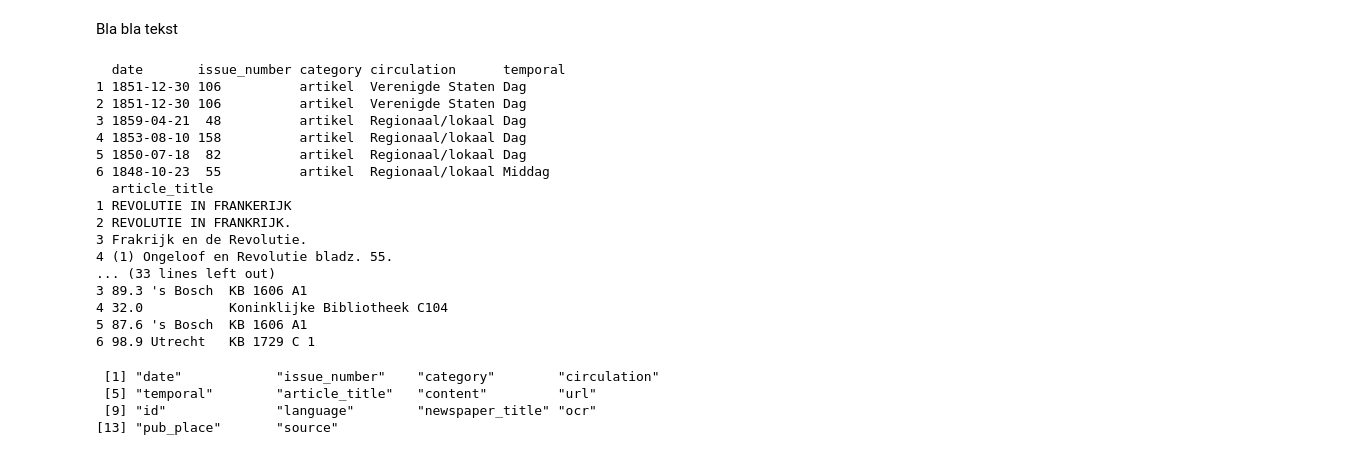
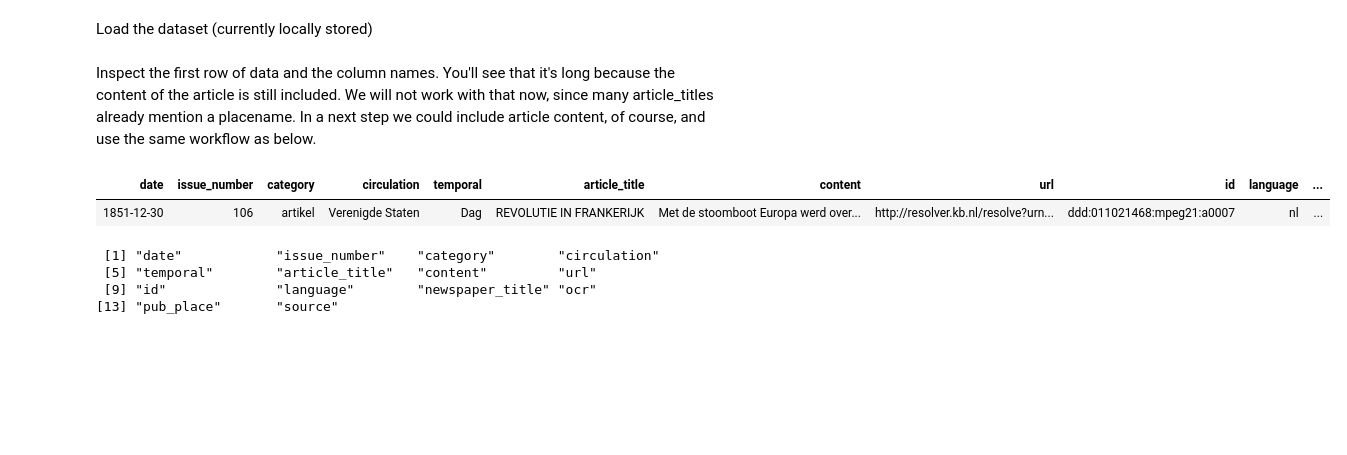
Before and after one commit to RubenSchalk/textcorpora, a Jupyter notebook: delpher.ipynb, the cells around one changed output. Cells and saved outputs as stored; diff of their text form; code cells hidden in the pictures; blank space fills up the shorter version.

```diff
--- a/delpher.ipynb
+++ b/delpher.ipynb
@@ -6,31 +10,18 @@ library(rasterVis)
 library(raster)
 library(ggmap)
 library(ggplot2)
-# %% [markdown]
-Bla bla tekst
+# %% [markdown]
+Load the dataset (currently locally stored)
 # %%
 revol <- fread("C:\\Users\\Schal107\\Documents\\UBU\\Team DH\\Delpher\\dutchnewspapers-public_query=revolutie_date=1840-01-01 1860-12-31.csv")
 setDT(revol)
+# %% [markdown]
+Inspect the first row of data and the column names. You'll see that it's long because the content of the article is still included. We will not work with that now, since many article_titles already mention a placename. In a next step we could include article content, of course, and use the same workflow as below.
 # %%
-head(revol)
+head(revol[1])
 # %% [output]
-  date       issue_number category circulation      temporal
-1 1851-12-30 106          artikel  Verenigde Staten Dag
-2 1851-12-30 106          artikel  Verenigde Staten Dag
-3 1859-04-21  48          artikel  Regionaal/lokaal Dag
-4 1853-08-10 158          artikel  Regionaal/lokaal Dag
-5 1850-07-18  82          artikel  Regionaal/lokaal Dag
-6 1848-10-23  55          artikel  Regionaal/lokaal Middag
-  article_title
-1 REVOLUTIE IN FRANKERIJK
-2 REVOLUTIE IN FRANKRIJK.
-3 Frakrijk en de Revolutie.
-4 (1) Ongeloof en Revolutie bladz. 55.
-... (33 lines left out)
-3 89.3 's Bosch  KB 1606 A1
-4 32.0           Koninklijke Bibliotheek C104
-5 87.6 's Bosch  KB 1606 A1
-6 98.9 Utrecht   KB 1729 C 1
+| date | issue_number | category | circulation | temporal | article_title | content | url | id | language | ... |
+| 1851-12-30 | 106 | artikel | Verenigde Staten | Dag | REVOLUTIE IN FRANKERIJK | Met de stoomboot Europa werd over... | http://resolver.kb.nl/resolve?urn... | ddd:011021468:mpeg21:a0007 | nl | ... |
 # %%
 colnames(revol)
 # %% [output]
```
Also changed, not shown: parts of 15 cells of this notebook.
